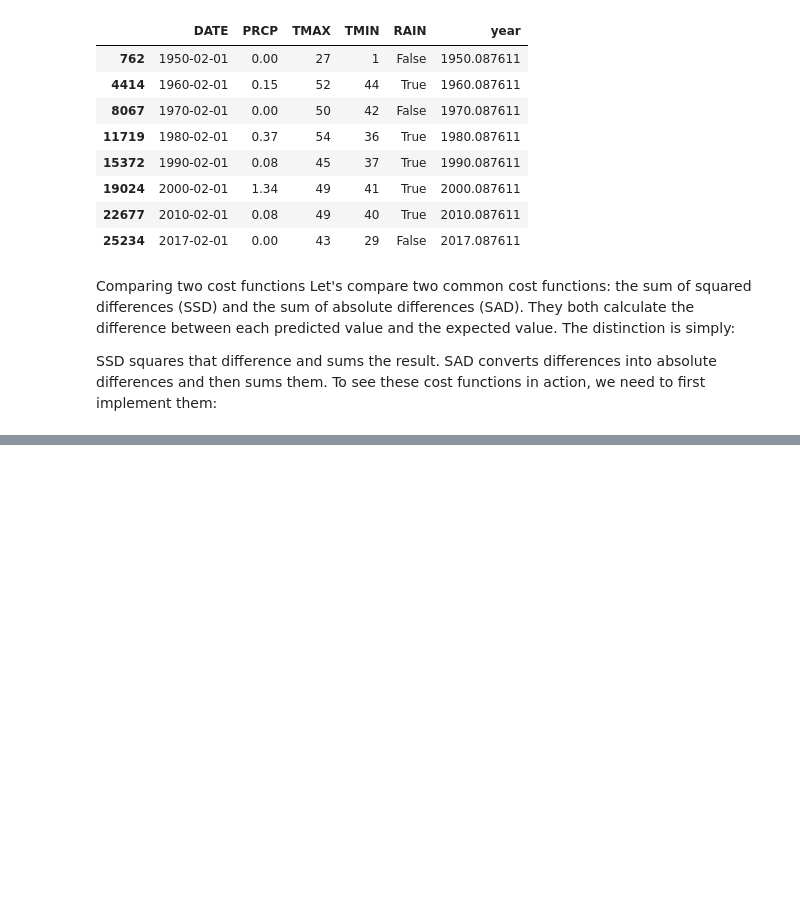
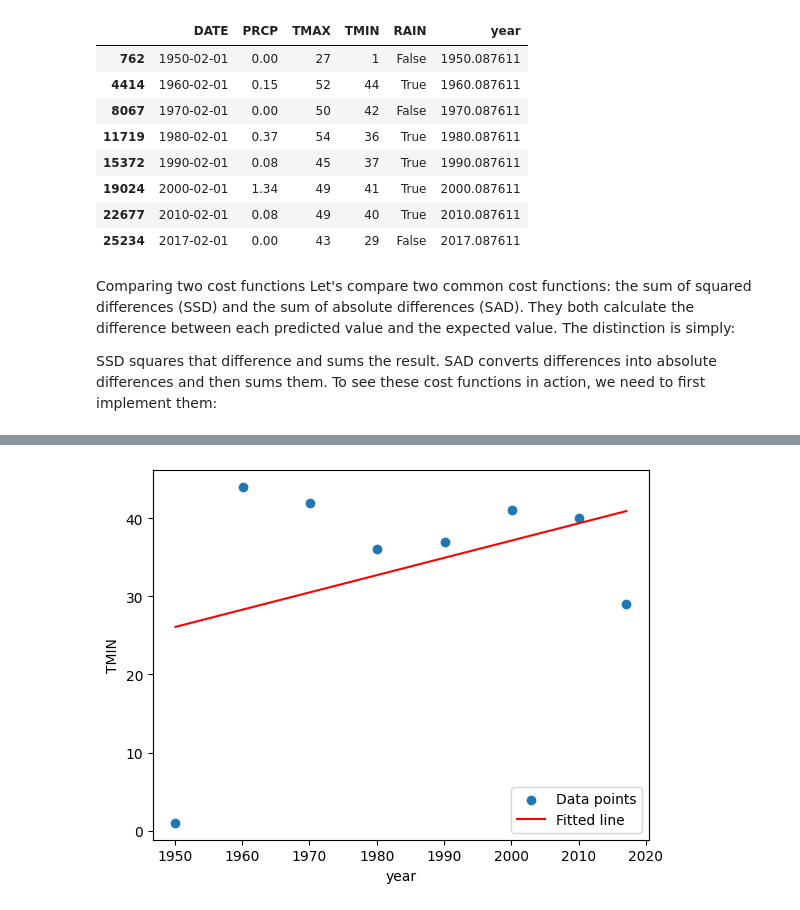
Before and after one commit to walethewave/Flexisaf-Gen-AI-DS-Internship, a Jupyter notebook: Flexisaf.ipynb, the cells around one changed output, grey strips where cells are left out. Drawn from its saved outputs; the diff is of its cells as text; code cells hidden in the pictures; blank space fills up the shorter version.

Commit message:
Model

```diff
--- a/Flexisaf.ipynb
+++ b/Flexisaf.ipynb
@@ -1156,0 +1252,28 @@ def sum_of_absolute_differences(estimate, actual):
+# %%
+import numpy as np
+import matplotlib.pyplot as plt
+from sklearn.linear_model import LinearRegression
+
+# Assuming dataset is a DataFrame with 'year' and 'TMIN' columns
+# Convert DataFrame columns to numpy arrays for sklearn
+X = dataset['year'].values.reshape(-1, 1)  # Reshape for sklearn
+y = dataset['TMIN'].values
+
+# Create and fit the model
+model = LinearRegression()
+model.fit(X, y)
+
+# Predict using the model
+y_pred = model.predict(X)
+
+# Plot the data and the fitted line
+plt.scatter(dataset['year'], dataset['TMIN'], label='Data points')
+plt.plot(dataset['year'], y_pred, 'r', label='Fitted line')
+
+# Add labels and legend
+plt.xlabel('year')
+plt.ylabel('TMIN')
+plt.legend()
+plt.show()
+# %% [output]
+[figure, added]
```
Also changed, not shown: parts of 17 cells of this notebook.
